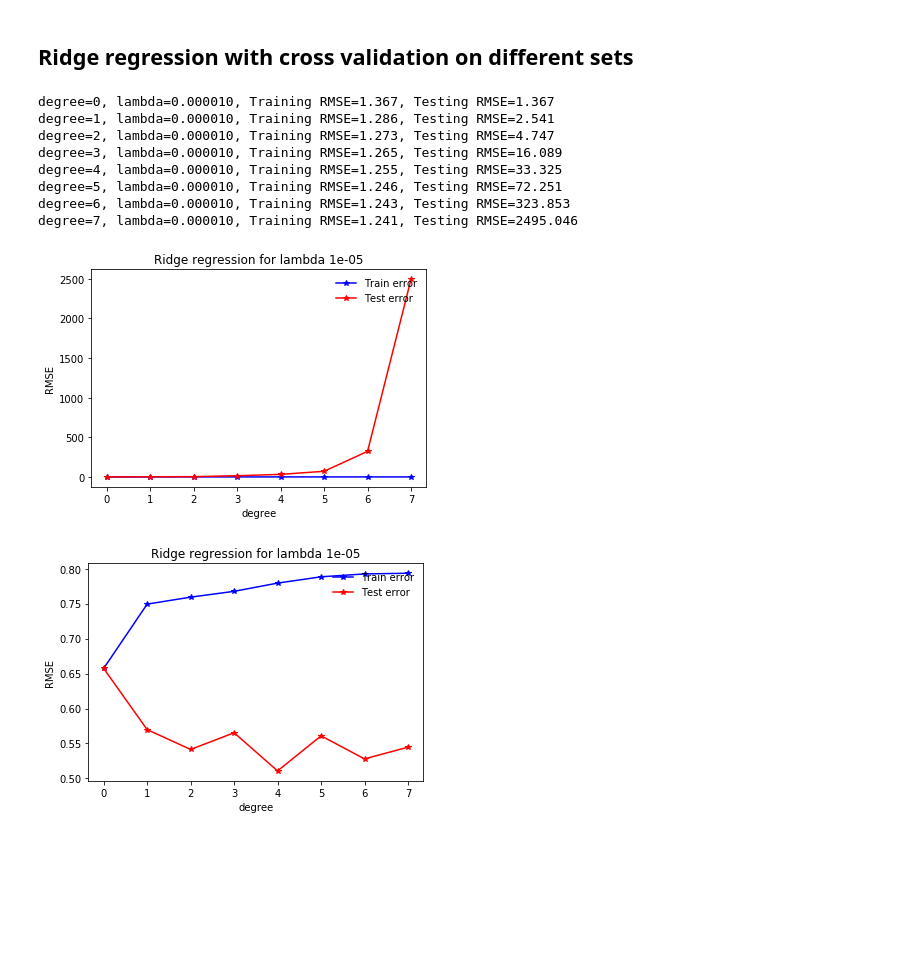
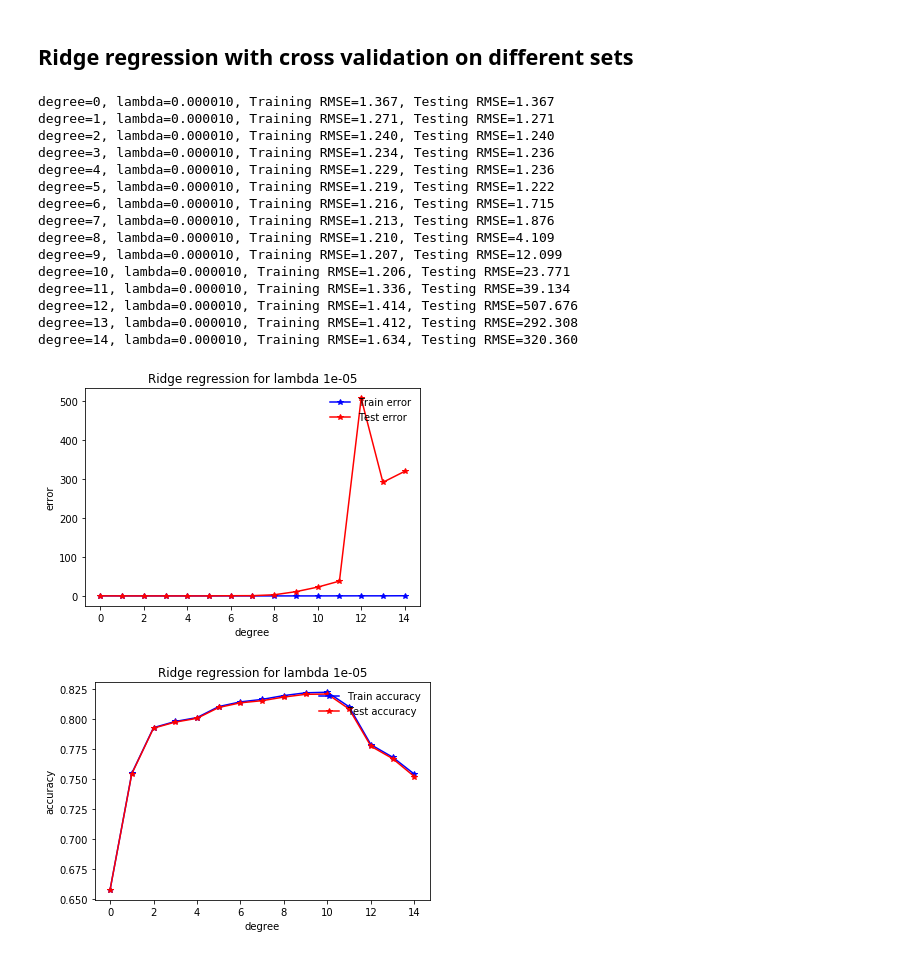
Before and after one commit to dedeswim/ml_project_1, a Jupyter notebook: notebooks/ridge_regression.ipynb, the cells around one changed output. Saved outputs shown, nothing was run; the diff lists cells and outputs as text; code cells hidden in the pictures; blank space fills up the shorter version.

```diff
--- a/notebooks/ridge_regression.ipynb
+++ b/notebooks/ridge_regression.ipynb
@@ -330,14 +283,23 @@ def ridge_regression_cross_degree_search_sets(x, y, lambda_, degrees, k):
 
         for i in x_jet_indexes:
 
+            tx_i = x[x_jet_indexes[i]]
+            y_i = y[x_jet_indexes[i]]
+            tx_del = np.delete(tx_i, jet_indexes[i], axis=1)
+
+            for li in log_indexes:
+                # print(tx_del[:,li].min())
+                tx_del[:,li] = np.apply_along_axis(lambda n: np.log(1 + abs(tx_del[:,li].min()) + n), 0, tx_del[:,li])
+
+
             tx_std = standardize(x[x_jet_indexes[i]])[0]
-            tx = np.delete(tx_std, jet_indexes[i], axis=1)
-            y_i = y[x_jet_indexes[i]]
+            tx = build_poly_matrix_vandermonde(tx_del, degree)
+            tx = np.c_[np.ones((y_i.shape[0], 1)), tx]
 
             k_indices = build_k_indices(y_i, k, 1)
 
-            tr_loss, te_loss, tr_acc, te_acc = \
-                cross_validation(y_i, tx, k_indices, k, lambda_, degree, ridge_regression)
+            w, tr_loss, te_loss, tr_acc, te_acc = \
+                cross_validation(y_i, tx, k_indices, k, lambda_, ridge_regression)
 
             # ws.append(w)
             te_accs.append(te_acc * x[x_jet_indexes[i]].shape[0])
@@ -353,27 +315,45 @@ def ridge_regression_cross_degree_search_sets(x, y, lambda_, degrees, k):
         print("degree={d}, lambda={l:.6f}, Training RMSE={tr:.3f}, Testing RMSE={te:.3f}".format(
                    d=degree, l=lambda_, tr=rmse_tr[ind], te=rmse_te[ind]))
 
-    plot_poly_degree(rmse_tr, rmse_te, degrees, lambda_)
-    plot_poly_degree(acc_tr, acc_te, degrees, lambda_)
+    plot_poly_degree_error(rmse_tr, rmse_te, degrees, lambda_)
+    plot_poly_degree_accuracy(acc_tr, acc_te, degrees, lambda_)
 
     return ws, rmse_tr, rmse_te
+# %%
+# Import data
+y, x_raw, ids = load_csv_data('../data/train.csv')
+# %%
+x_jet_indexes = get_jet_indexes(x_raw)
+# x_jet_indexes = get_all(x_raw)
+x = x_raw
+x_mass = np.zeros(x.shape[0])
+x_mass[x[:, 0] == -999] = 1
+x[:, 0][x[:, 0] == -999] = np.median(x[:, 0][x[:, 0] != -999])
+x = np.column_stack((x, x_mass))
 # %%
 lambda_ = 1e-5
-degrees = range(8)
+degrees = range(15)
 k = 5
 
-ws, rmse_tr, rmse_te = ridge_regression_cross_degree_search_sets(x_raw, y, lambda_, degrees, 5)
+ws, rmse_tr, rmse_te = ridge_regression_cross_degree_search_sets(x, y, lambda_, degrees, k)
 # %% [output]
 degree=0, lambda=0.000010, Training RMSE=1.367, Testing RMSE=1.367
-degree=1, lambda=0.000010, Training RMSE=1.286, Testing RMSE=2.541
-degree=2, lambda=0.000010, Training RMSE=1.273, Testing RMSE=4.747
-degree=3, lambda=0.000010, Training RMSE=1.265, Testing RMSE=16.089
-degree=4, lambda=0.000010, Training RMSE=1.255, Testing RMSE=33.325
-degree=5, lambda=0.000010, Training RMSE=1.246, Testing RMSE=72.251
-degree=6, lambda=0.000010, Training RMSE=1.243, Testing RMSE=323.853
-degree=7, lambda=0.000010, Training RMSE=1.241, Testing RMSE=2495.046
+degree=1, lambda=0.000010, Training RMSE=1.271, Testing RMSE=1.271
+degree=2, lambda=0.000010, Training RMSE=1.240, Testing RMSE=1.240
+degree=3, lambda=0.000010, Training RMSE=1.234, Testing RMSE=1.236
+degree=4, lambda=0.000010, Training RMSE=1.229, Testing RMSE=1.236
+degree=5, lambda=0.000010, Training RMSE=1.219, Testing RMSE=1.222
+degree=6, lambda=0.000010, Training RMSE=1.216, Testing RMSE=1.715
+degree=7, lambda=0.000010, Training RMSE=1.213, Testing RMSE=1.876
+degree=8, lambda=0.000010, Training RMSE=1.210, Testing RMSE=4.109
+degree=9, lambda=0.000010, Training RMSE=1.207, Testing RMSE=12.099
+degree=10, lambda=0.000010, Training RMSE=1.206, Testing RMSE=23.771
+degree=11, lambda=0.000010, Training RMSE=1.336, Testing RMSE=39.134
+degree=12, lambda=0.000010, Training RMSE=1.414, Testing RMSE=507.676
+degree=13, lambda=0.000010, Training RMSE=1.412, Testing RMSE=292.308
+degree=14, lambda=0.000010, Training RMSE=1.634, Testing RMSE=320.360
-[figure, old version]
+[figure, new version]
-[figure, old version]
+[figure, new version]
 # %%
 def ridge_regression_cross_lambda_search_sets(x, y, lambdas, k):
 
```
Also changed, not shown: parts of 27 cells of this notebook, 10 other files.
